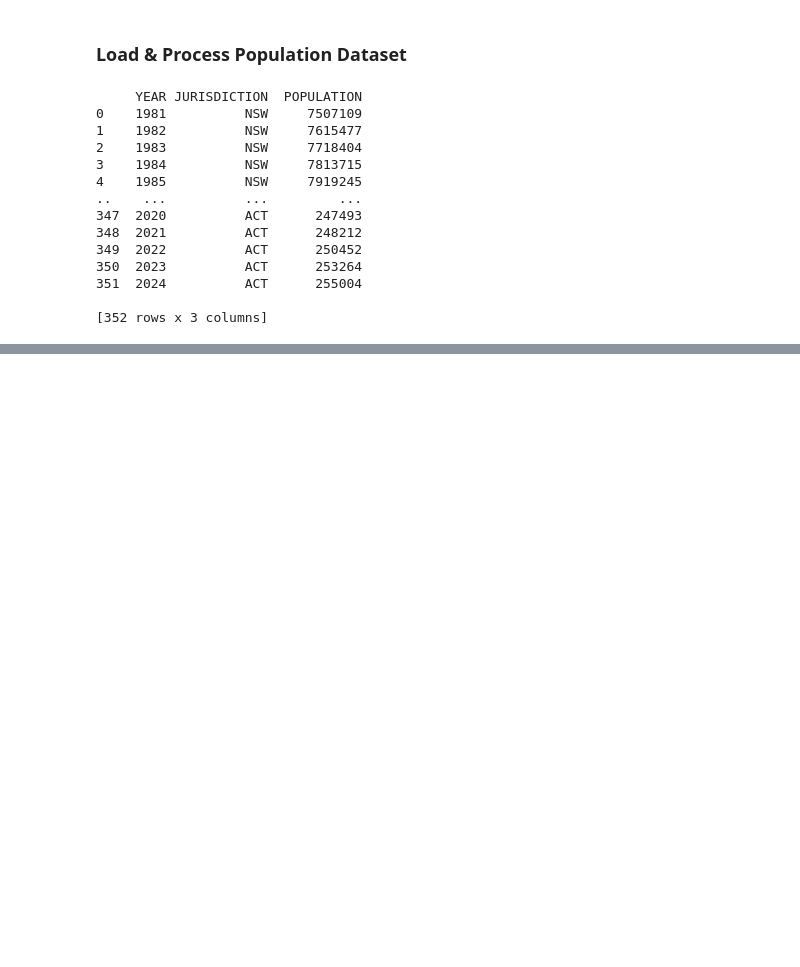
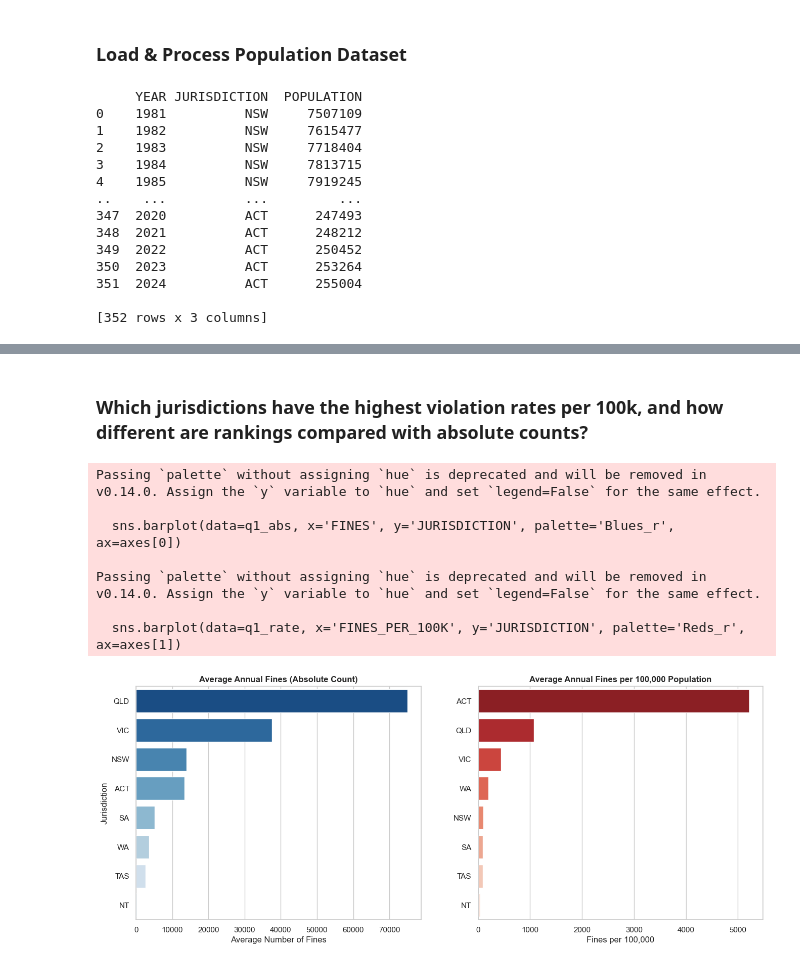
Before and after one commit to Dong2k5/Mobile_Phone_Offences_Project, a Jupyter notebook: Project/cos30045.ipynb, the cells around one changed output, grey strips where cells are left out. Saved outputs shown, nothing was run; the diff lists cells and outputs as text; code cells hidden in the pictures; blank space fills up the shorter version.

```diff
--- a/Project/cos30045.ipynb
+++ b/Project/cos30045.ipynb
@@ -395,0 +472,30 @@ Final size after Merge: (2176, 13)
+# %% [markdown]
+### Which jurisdictions have the highest violation rates per 100k, and how different are rankings compared with absolute counts?
+# %%
+#compare absolute fines vs population-normalized rates
+q1_abs = df_norm.groupby('JURISDICTION', as_index=False)['FINES'].mean().sort_values('FINES', ascending=False)
+q1_rate = df_norm.groupby('JURISDICTION', as_index=False)['FINES_PER_100K'].mean().sort_values('FINES_PER_100K', ascending=False)
+
+fig, axes = plt.subplots(1, 2, figsize=(16, 6))
+
+sns.barplot(data=q1_abs, x='FINES', y='JURISDICTION', palette='Blues_r', ax=axes[0])
+axes[0].set_title('Average Annual Fines (Absolute Count)', fontsize=12, fontweight='bold')
+axes[0].set_xlabel('Average Number of Fines')
+axes[0].set_ylabel('Jurisdiction')
+
+sns.barplot(data=q1_rate, x='FINES_PER_100K', y='JURISDICTION', palette='Reds_r', ax=axes[1])
+axes[1].set_title('Average Annual Fines per 100,000 Population', fontsize=12, fontweight='bold')
+axes[1].set_xlabel('Fines per 100,000')
+axes[1].set_ylabel('')
+
+
+plt.show()
+# %% [output]
+Passing `palette` without assigning `hue` is deprecated and will be removed in v0.14.0. Assign the `y` variable to `hue` and set `legend=False` for the same effect.
+
+  sns.barplot(data=q1_abs, x='FINES', y='JURISDICTION', palette='Blues_r', ax=axes[0])
+
+Passing `palette` without assigning `hue` is deprecated and will be removed in v0.14.0. Assign the `y` variable to `hue` and set `legend=False` for the same effect.
+
+  sns.barplot(data=q1_rate, x='FINES_PER_100K', y='JURISDICTION', palette='Reds_r', ax=axes[1])
+[figure, added]
```
Also changed, not shown: parts of 10 cells of this notebook.
